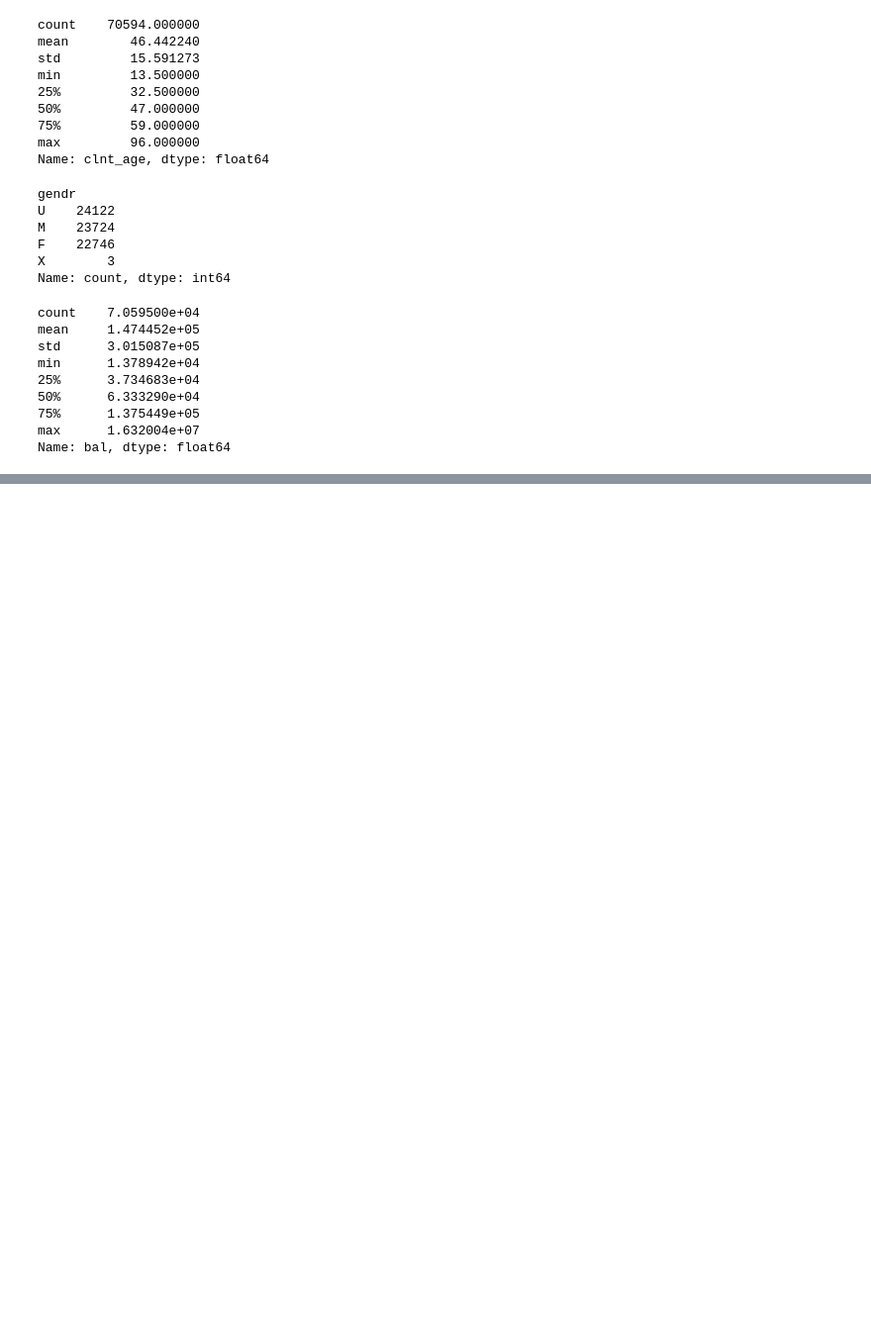
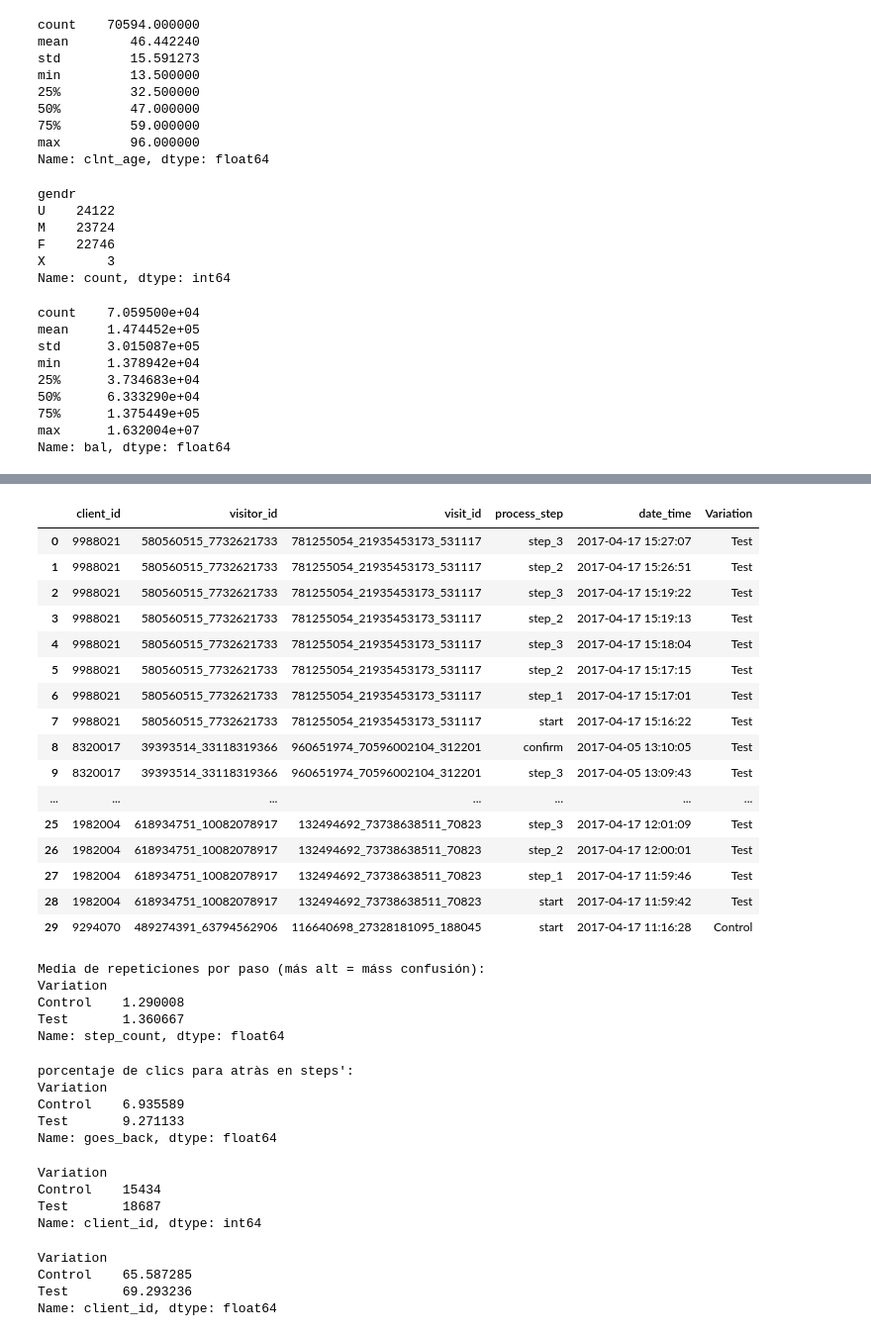
Before and after one commit to kevinjgonzalezp-ui/Proyecto_EDA, a Jupyter notebook: vanguard_analysis.ipynb, the cells around one changed output, grey strips where cells are left out. Shown at 99% size. Saved outputs shown, nothing was run; the diff lists cells and outputs as text; code cells hidden in the pictures; blank space fills up the shorter version.

```diff
--- a/vanguard_analysis.ipynb
+++ b/vanguard_analysis.ipynb
@@ -225,0 +285,6 @@ sns.countplot(
+# %%
+
+df_web = df_web.drop_duplicates()
+
+
+print(f"sin duplicados: {df_web.shape}")
@@ -225,0 +339,71 @@ sns.countplot(
+# %%
+df_web_exp = pd.merge(df_web, df_experiment, on='client_id', how='inner')
+# %%
+df_web_exp.head(30)
+# %% [output]
+|  | client_id | visitor_id | visit_id | process_step | date_time | Variation |
+| 0 | 9988021 | 580560515_7732621733 | 781255054_21935453173_531117 | step_3 | 2017-04-17 15:27:07 | Test |
+| 1 | 9988021 | 580560515_7732621733 | 781255054_21935453173_531117 | step_2 | 2017-04-17 15:26:51 | Test |
+| 2 | 9988021 | 580560515_7732621733 | 781255054_21935453173_531117 | step_3 | 2017-04-17 15:19:22 | Test |
+| 3 | 9988021 | 580560515_7732621733 | 781255054_21935453173_531117 | step_2 | 2017-04-17 15:19:13 | Test |
+| 4 | 9988021 | 580560515_7732621733 | 781255054_21935453173_531117 | step_3 | 2017-04-17 15:18:04 | Test |
+| 5 | 9988021 | 580560515_7732621733 | 781255054_21935453173_531117 | step_2 | 2017-04-17 15:17:15 | Test |
+| 6 | 9988021 | 580560515_7732621733 | 781255054_21935453173_531117 | step_1 | 2017-04-17 15:17:01 | Test |
+| 7 | 9988021 | 580560515_7732621733 | 781255054_21935453173_531117 | start | 2017-04-17 15:16:22 | Test |
+| 8 | 8320017 | 39393514_33118319366 | 960651974_70596002104_312201 | confirm | 2017-04-05 13:10:05 | Test |
+| 9 | 8320017 | 39393514_33118319366 | 960651974_70596002104_312201 | step_3 | 2017-04-05 13:09:43 | Test |
+| ... | ... | ... | ... | ... | ... | ... |
+| 25 | 1982004 | 618934751_10082078917 | 132494692_73738638511_70823 | step_3 | 2017-04-17 12:01:09 | Test |
+| 26 | 1982004 | 618934751_10082078917 | 132494692_73738638511_70823 | step_2 | 2017-04-17 12:00:01 | Test |
+| 27 | 1982004 | 618934751_10082078917 | 132494692_73738638511_70823 | step_1 | 2017-04-17 11:59:46 | Test |
+| 28 | 1982004 | 618934751_10082078917 | 132494692_73738638511_70823 | start | 2017-04-17 11:59:42 | Test |
+| 29 | 9294070 | 489274391_63794562906 | 116640698_27328181095_188045 | start | 2017-04-17 11:16:28 | Control |
+# %%
+df_counts = df_web_exp.groupby(['Variation', 'visit_id', 'process_step']).size().reset_index(name='step_count')
+
+confusio_mitjana = df_counts.groupby('Variation')['step_count'].mean()
+print("Media de repeticiones por paso (más alt = máss confusión):")
+print(confusio_mitjana)
+# %% [output]
+Media de repeticiones por paso (más alt = máss confusión):
+Variation
+Control    1.290008
+Test       1.360667
+Name: step_count, dtype: float64
+# %%
+df_web_exp = df_web_exp.sort_values(['visit_id', 'date_time'])
+
+df_web_exp['prev_step'] = df_web_exp.groupby('visit_id')['process_step'].shift(1)
+
+def is_backtracking(row):
+    steps_order = {'start': 0, 'step_1': 1, 'step_2': 2, 'step_3': 3, 'confirm': 4}
+    if pd.isna(row['prev_step']): return False
+    return steps_order.get(row['process_step'], 0) < steps_order.get(row['prev_step'], 0)
+
+df_web_exp['goes_back'] = df_web_exp.apply(is_backtracking, axis=1)
+
+backtrack_rate = df_web_exp.groupby('Variation')['goes_back'].mean() * 100
+print(f"porcentaje de clics para atràs en steps':\n{backtrack_rate}")
+# %% [output]
+porcentaje de clics para atràs en steps':
+Variation
+Control    6.935589
+Test       9.271133
+Name: goes_back, dtype: float64
+# %%
+total_usuarios_grupo = df_web_exp.groupby('Variation')['client_id'].nunique()
+confirmacion_por_grupo = df_web_exp[df_web_exp['process_step'] == 'confirm'].groupby('Variation')['client_id'].nunique()
+print(confirmacion_por_grupo)
+# %% [output]
+Variation
+Control    15434
+Test       18687
+Name: client_id, dtype: int64
+# %%
+confirmacion_rate = (confirmacion_por_grupo / total_usuarios_grupo) * 100
+print(confirmacion_rate)
+# %% [output]
+Variation
+Control    65.587285
+Test       69.293236
+Name: client_id, dtype: float64
```
Also changed, not shown: parts of 12 cells of this notebook.
